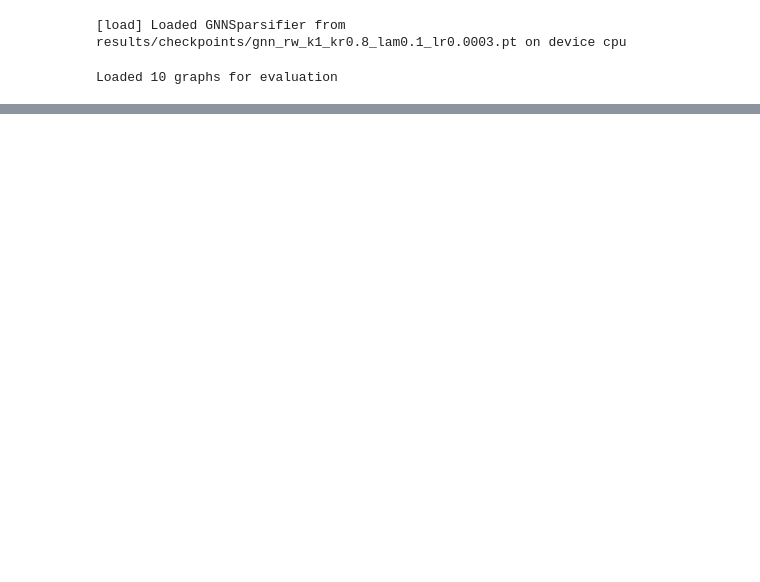
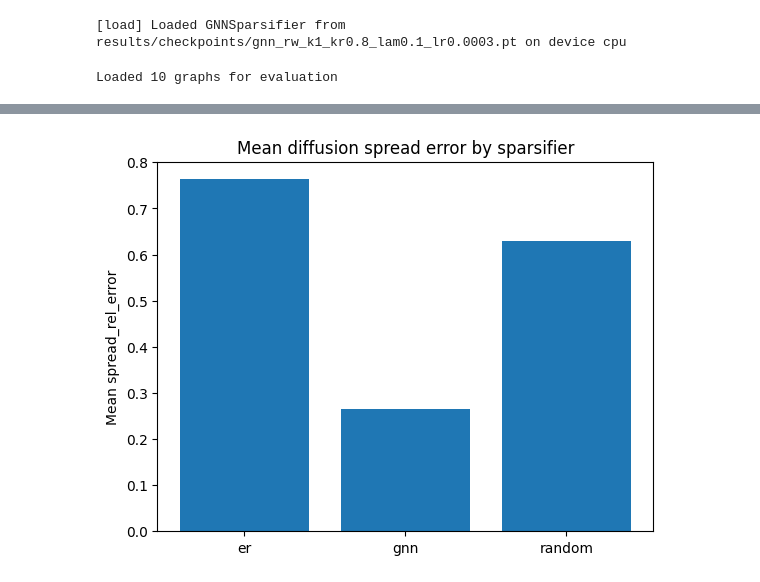
Before and after one commit to Nicky-2000/diffusion-aware-graph-compression, a Jupyter notebook: scripts/test_gnn_sparsifier.ipynb, the cells around one changed output, grey strips where cells are left out. Saved outputs shown, nothing was run; the diff lists cells and outputs as text; code cells hidden in the pictures; blank space fills up the shorter version.

```diff
--- a/scripts/test_gnn_sparsifier.ipynb
+++ b/scripts/test_gnn_sparsifier.ipynb
@@ -253,0 +301,22 @@ Random sparsifier vs original:
+# %%
+import pandas as pd
+
+records = []
+
+for i, (mr, mg, me) in enumerate(zip(all_rand, all_gnn, all_eff)):
+    for name, m in [("random", mr), ("gnn", mg), ("er", me)]:
+        rec = {
+            "graph_id": i,
+            "method": name,
+            "spread_rel_error": m.get("spread_rel_error"),
+            "spread_rel_diff_by_V": m.get("spread_rel_diff_by_V"),
+            "prob_mse": m.get("prob_mse"),
+            "prob_mae": m.get("prob_mae"),
+            "top10_jacc": m.get("top10_jacc"),
+            "top20_jacc": m.get("top20_jacc"),
+            "top50_jacc": m.get("top50_jacc"),
+        }
+        records.append(rec)
+
+df = pd.DataFrame(records)
+df.head()
@@ -253,0 +330,12 @@ Random sparsifier vs original:
+# %%
+import matplotlib.pyplot as plt
+
+summary = df.groupby("method")["spread_rel_error"].mean().reset_index()
+
+plt.figure()
+plt.bar(summary["method"], summary["spread_rel_error"])
+plt.ylabel("Mean spread_rel_error")
+plt.title("Mean diffusion spread error by sparsifier")
+plt.show()
+# %% [output]
+[figure, added]
```
Also changed, not shown: parts of 6 cells of this notebook, 1 other file.
